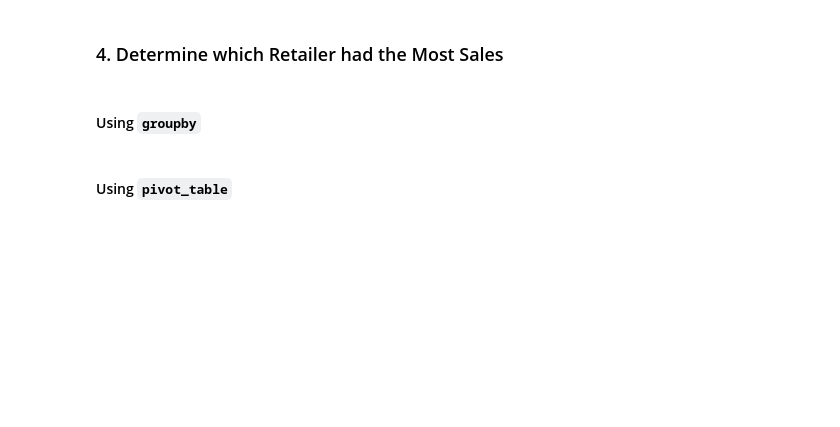
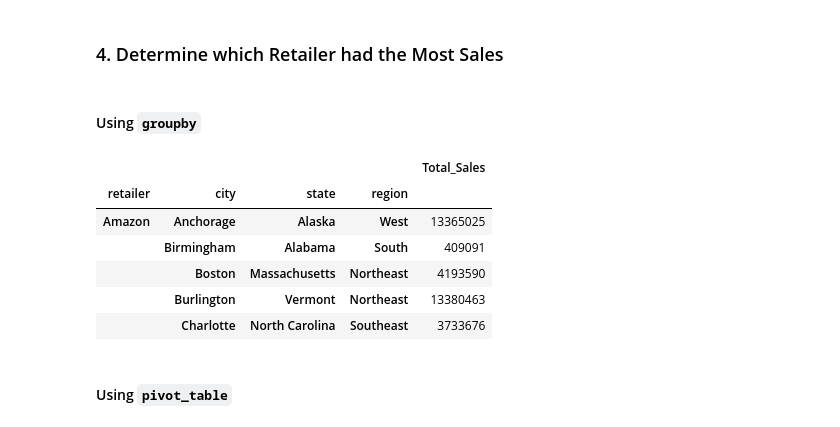
Before and after one commit to hsingh8015/athletic_sales_analysis, a Jupyter notebook: athletic_sales_analysis.ipynb, the cells around one changed output. Cells and saved outputs as stored; diff of their text form; code cells hidden in the pictures; blank space fills up the shorter version.

```diff
--- a/athletic_sales_analysis.ipynb
+++ b/athletic_sales_analysis.ipynb
@@ -171,9 +224,19 @@ dtype: object
 # %%
 # Show the total sales for the products sold for each retailer, region, state, and city.
 # Rename the "total_sales" column to "Total Sales"
+Total_Sales_Each_Retailer = combined_2020_2021_rows.groupby(["retailer","city","state", "region"])[["total_sales"]].agg("sum")
 
-
+Total_Sales_Each_Retailer.rename(columns={'total_sales': 'Total_Sales'}, inplace=True)
 # Show the top 5 results.
+Total_Sales_Each_Retailer.head()
+# %% [output]
+|  |  |  |  | Total_Sales |
+| retailer | city | state | region |  |
+| Amazon | Anchorage | Alaska | West | 13365025 |
+|  | Birmingham | Alabama | South | 409091 |
+|  | Boston | Massachusetts | Northeast | 4193590 |
+|  | Burlington | Vermont | Northeast | 13380463 |
+|  | Charlotte | North Carolina | Southeast | 3733676 |
 # %% [markdown]
 #### Using `pivot_table`
 # %%
```
Also changed, not shown: parts of 12 cells of this notebook, 1 other file.
